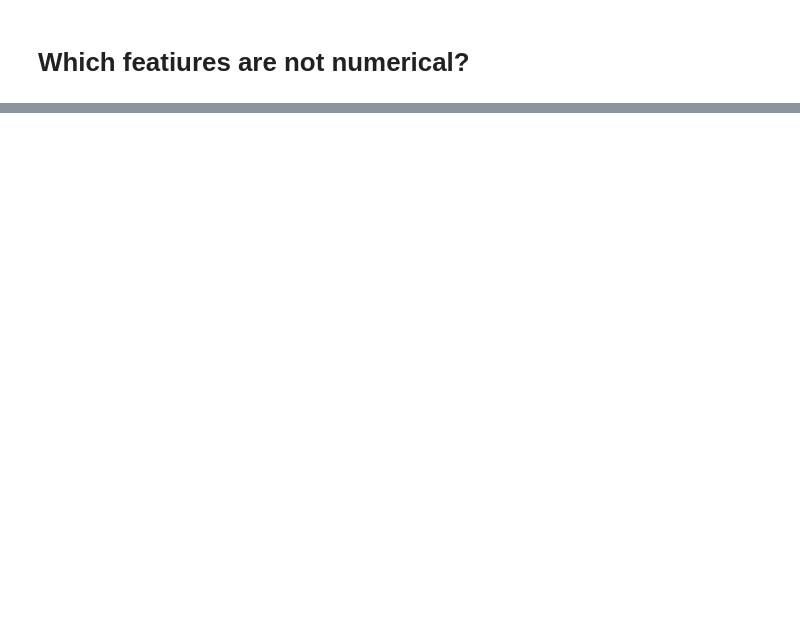
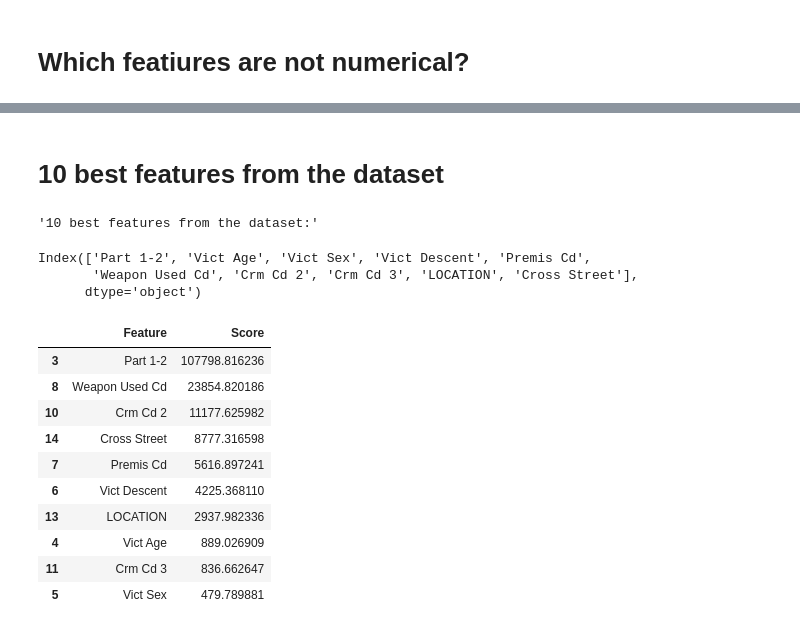
Before and after one commit to CheesyChocolate/data-science-project, a Jupyter notebook: temporal_crime_predictions.ipynb, the cells around one changed output, grey strips where cells are left out. Cells and saved outputs as stored; diff of their text form; code cells hidden in the pictures; blank space fills up the shorter version.

```diff
--- a/temporal_crime_predictions.ipynb
+++ b/temporal_crime_predictions.ipynb
@@ -64,0 +375,8 @@ display("Non numerical features:\n", df.select_dtypes(exclude=[np.number]).colum
+# %%
+# X_train, X_test, y_train, y_test = train_test_split(
+#     df.drop(columns=['Crm Cd']), df['Crm Cd'], test_size=0.2, random_state=42)
+X = df.drop(columns=['Crm Cd'])
+y = df['Crm Cd'].astype(int)  # Ensure y is categorical
+
+X_train, X_test, y_train, y_test = train_test_split(
+    X, y, test_size=0.2, random_state=42)
@@ -64,0 +539,27 @@ display("Non numerical features:\n", df.select_dtypes(exclude=[np.number]).colum
+# %% [markdown]
+# 10 best features from the dataset
+# %%
+best_features = SelectKBest(score_func=f_classif, k=10)
+fit = best_features.fit(X, y)
+display("10 best features from the dataset:", X.columns[fit.get_support()])
+df_scores = pd.DataFrame(fit.scores_)
+df_columns = pd.DataFrame(X.columns)
+feature_scores = pd.concat([df_columns, df_scores], axis=1)
+feature_scores.columns = ['Feature', 'Score']
+display(feature_scores.nlargest(10, 'Score'))
+# %% [output]
+'10 best features from the dataset:'
+Index(['Part 1-2', 'Vict Age', 'Vict Sex', 'Vict Descent', 'Premis Cd',
+       'Weapon Used Cd', 'Crm Cd 2', 'Crm Cd 3', 'LOCATION', 'Cross Street'],
+      dtype='object')
+|  | Feature | Score |
+| 3 | Part 1-2 | 107798.816236 |
+| 8 | Weapon Used Cd | 23854.820186 |
+| 10 | Crm Cd 2 | 11177.625982 |
+| 14 | Cross Street | 8777.316598 |
+| 7 | Premis Cd | 5616.897241 |
+| 6 | Vict Descent | 4225.368110 |
+| 13 | LOCATION | 2937.982336 |
+| 4 | Vict Age | 889.026909 |
+| 11 | Crm Cd 3 | 836.662647 |
+| 5 | Vict Sex | 479.789881 |
```
Also changed, not shown: parts of 54 cells of this notebook.
